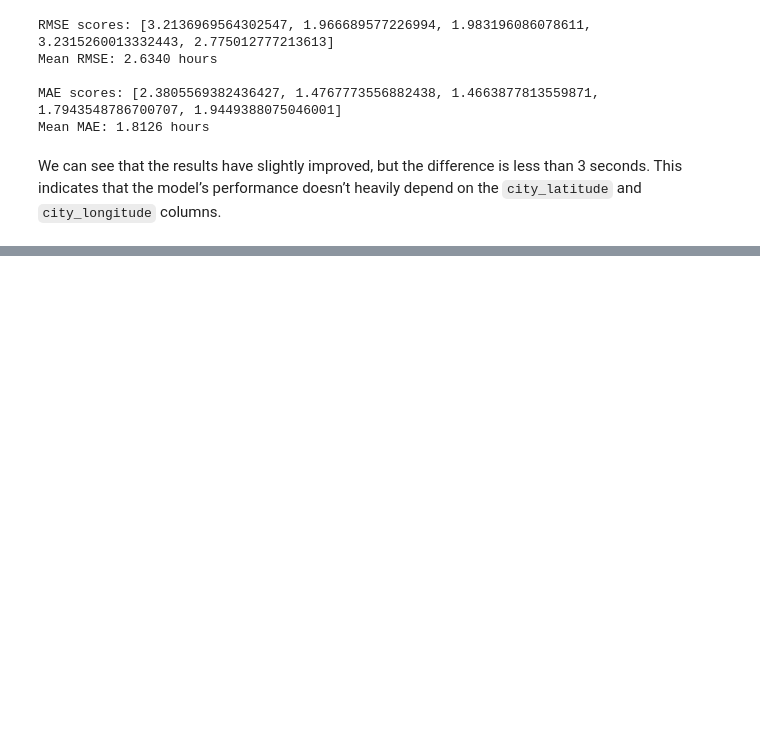
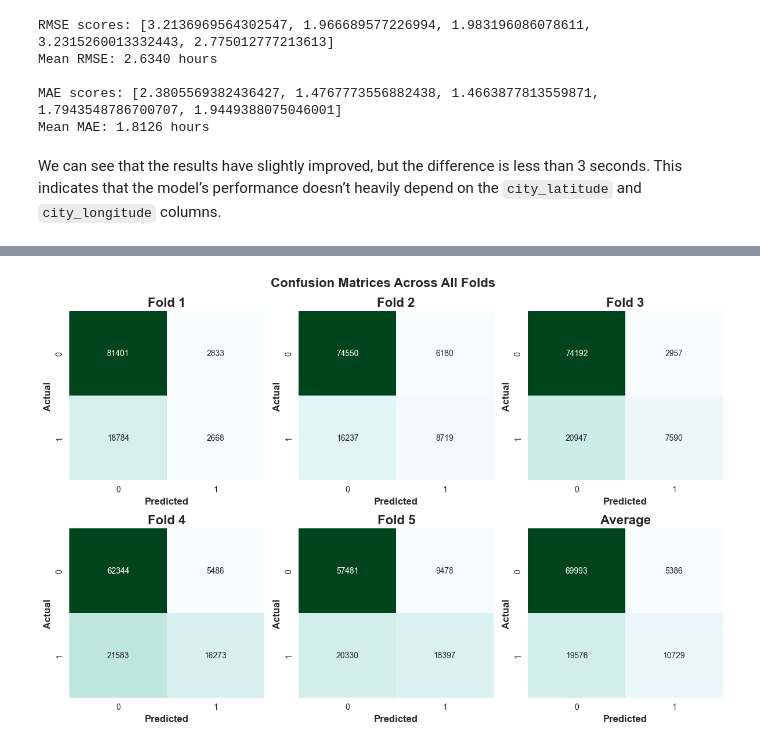
Before and after one commit to KonchakivskyiDanylo/PythonForDs, a Jupyter notebook: model.ipynb, the cells around one changed output, grey strips where cells are left out. Drawn from its saved outputs; the diff is of its cells as text; code cells hidden in the pictures; blank space fills up the shorter version.

Commit message:
Classification model retrained

```diff
--- a/model.ipynb
+++ b/model.ipynb
@@ -75,7 +74,7 @@ full_classification_pipeline = ColumnTransformer([
 ])
 classification_pipeline = Pipeline([
     ("preprocessor", full_classification_pipeline),
-    ("model", LogisticRegression())
+    ("model", LogisticRegression(max_iter=1000))
 ])
 # %% [markdown]
 ## Linear Regression
@@ -276,8 +294,8 @@ plt.ylabel("Features", fontsize=12, fontweight="bold");
 # %% [markdown]
 Check the Model Without the Mentioned Columns
 # %%
-X_regression.drop(["city_longitude", "city_latitude"], axis=1, inplace=True)
-num_attribs = X_regression.select_dtypes(include="number").columns.tolist()
+X_regression_test = X_regression.drop(["city_longitude", "city_latitude"], axis=1)
+num_attribs = X_regression_test.select_dtypes(include="number").columns.tolist()
 cat_attribs = ["hour_conditions", "region", "hour_preciptype"]
 
 num_regression_pipeline = Pipeline([
@@ -297,12 +315,12 @@ tscv = TimeSeriesSplit(n_splits=5)
 rmse_scores = []
 mae_scores = []
 r2_scores = []
-for train_index, test_index in tscv.split(X_regression):
-    X_train, X_test = X_regression.iloc[train_index], X_regression.iloc[test_index]
+for train_index, test_index in tscv.split(X_regression_test):
+    X_train_test, X_test_test = X_regression_test.iloc[train_index], X_regression_test.iloc[test_index]
     y_train, y_test = y_regression.iloc[train_index], y_regression.iloc[test_index]
 
-    regression_pipeline.fit(X_train, y_train)
-    y_pred = regression_pipeline.predict(X_test)
+    regression_pipeline.fit(X_train_test, y_train)
+    y_pred = regression_pipeline.predict(X_test_test)
 
     rmse_scores.append(root_mean_squared_error(y_test, y_pred) / 3600)
     mae_scores.append(mean_absolute_error(y_test, y_pred) / 3600)
@@ -414,0 +440,21 @@ Name: count, dtype: int64
+# %%
+fig, axes = plt.subplots(2, 3, figsize=(12, 8))
+axes = axes.flatten()
+classes = ["0", "1"]
+for i, cm in enumerate(confusion_matrices):
+    sns.heatmap(cm, annot=True, fmt='d', cmap='BuGn', cbar=False,
+                xticklabels=classes, yticklabels=classes, ax=axes[i])
+    axes[i].set_title(f'Fold {i + 1}', fontsize=16, fontweight="bold")
+    axes[i].set_xlabel('Predicted', fontsize=12, fontweight="bold")
+    axes[i].set_ylabel('Actual', fontsize=12, fontweight="bold")
+
+avg_cm = np.mean(confusion_matrices, axis=0).astype(int)
+sns.heatmap(avg_cm, annot=True, fmt='d', cmap='BuGn', cbar=False,
+            xticklabels=classes, yticklabels=classes, ax=axes[-1])
+axes[-1].set_title('Average', fontsize=16, fontweight="bold")
+axes[-1].set_xlabel('Predicted', fontsize=12, fontweight="bold")
+axes[-1].set_ylabel('Actual', fontsize=12, fontweight="bold")
+plt.suptitle('Confusion Matrices Across All Folds', fontsize=16, fontweight="bold")
+plt.tight_layout();
+# %% [output]
+[figure, added]
```
Also changed, not shown: parts of 53 cells of this notebook.
